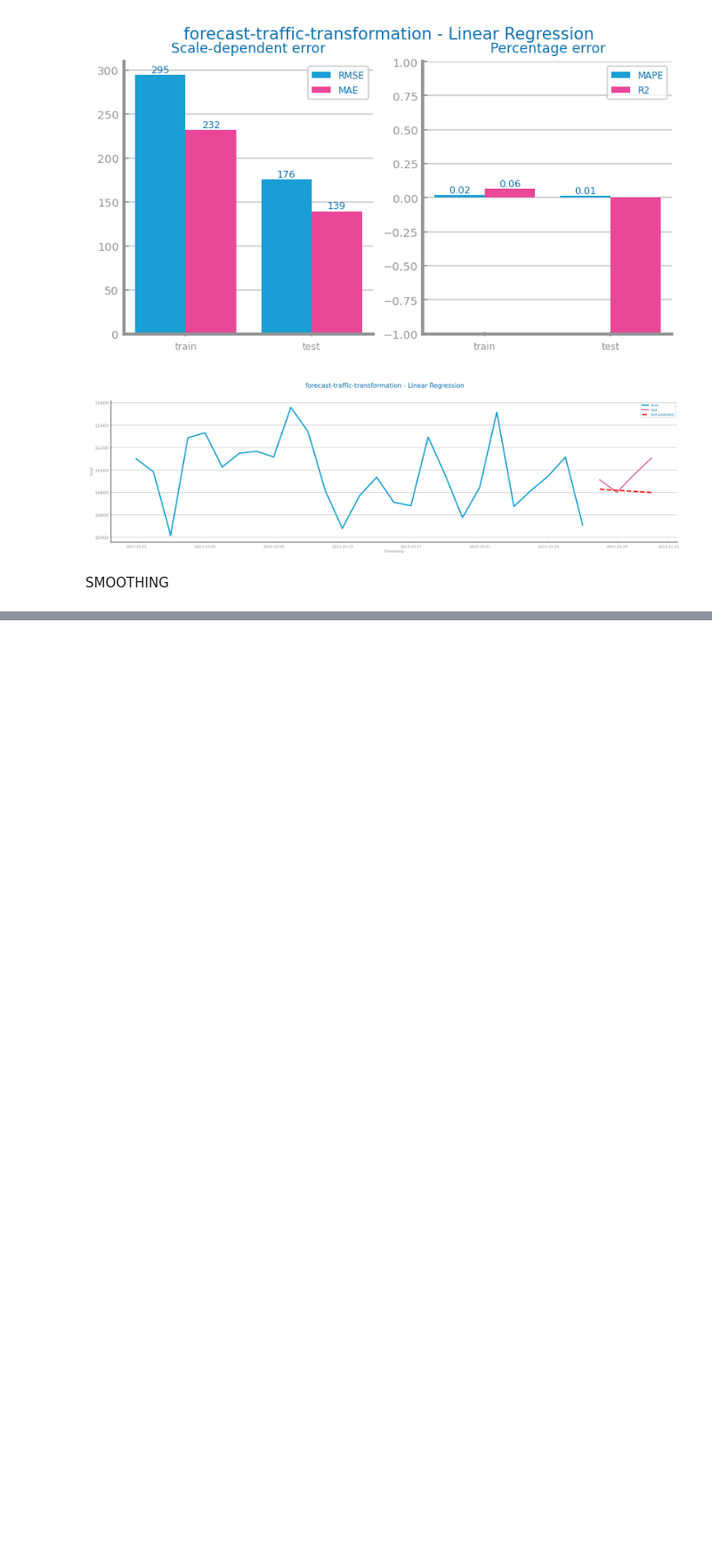
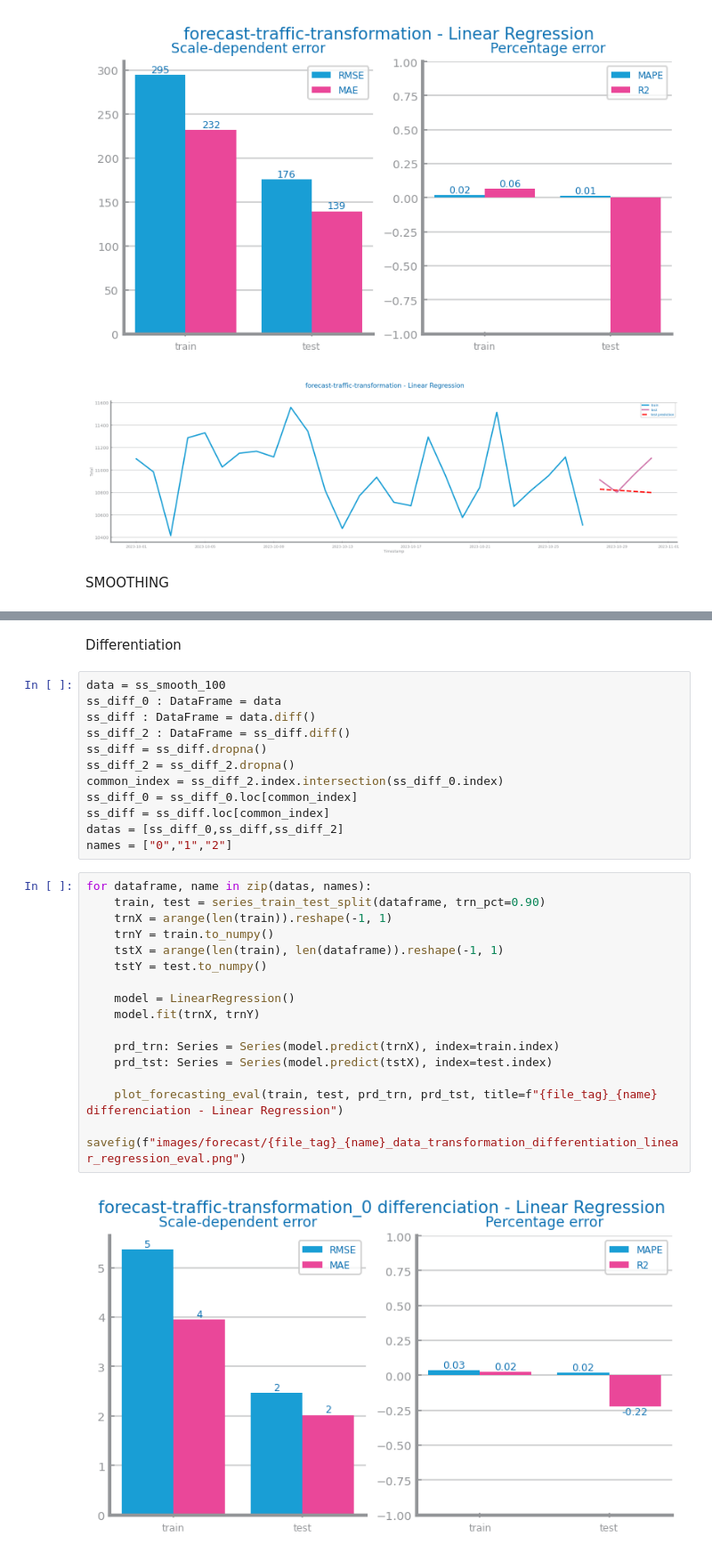
Before and after one commit to esteves3/data-science, a Jupyter notebook: forecast-traffic-transformation_forecasting.ipynb, the cells around one changed output, grey strips where cells are left out. Shown at 89% size. Drawn from its saved outputs; the diff is of its cells as text; blank space fills up the shorter version.

```diff
--- a/forecast-traffic-transformation_forecasting.ipynb
+++ b/forecast-traffic-transformation_forecasting.ipynb
@@ -113,0 +209,32 @@ SMOOTHING
+# %% [markdown]
+Differentiation
+# %%
+data = ss_smooth_100
+ss_diff_0 : DataFrame = data
+ss_diff : DataFrame = data.diff()
+ss_diff_2 : DataFrame = ss_diff.diff()
+ss_diff = ss_diff.dropna()
+ss_diff_2 = ss_diff_2.dropna()
+common_index = ss_diff_2.index.intersection(ss_diff_0.index)
+ss_diff_0 = ss_diff_0.loc[common_index]
+ss_diff = ss_diff.loc[common_index]
+datas = [ss_diff_0,ss_diff,ss_diff_2]
+names = ["0","1","2"]
+# %%
+for dataframe, name in zip(datas, names):
+    train, test = series_train_test_split(dataframe, trn_pct=0.90)
+    trnX = arange(len(train)).reshape(-1, 1)
+    trnY = train.to_numpy()
+    tstX = arange(len(train), len(dataframe)).reshape(-1, 1)
+    tstY = test.to_numpy()
+
+    model = LinearRegression()
+    model.fit(trnX, trnY)
+
+    prd_trn: Series = Series(model.predict(trnX), index=train.index)
+    prd_tst: Series = Series(model.predict(tstX), index=test.index)
+
+    plot_forecasting_eval(train, test, prd_trn, prd_tst, title=f"{file_tag}_{name} differenciation - Linear Regression")
+    savefig(f"images/forecast/{file_tag}_{name}_data_transformation_differentiation_linear_regression_eval.png")
+# %% [output]
+[figure, added]
```
Also changed, not shown: parts of 6 cells of this notebook, 29 other files.
